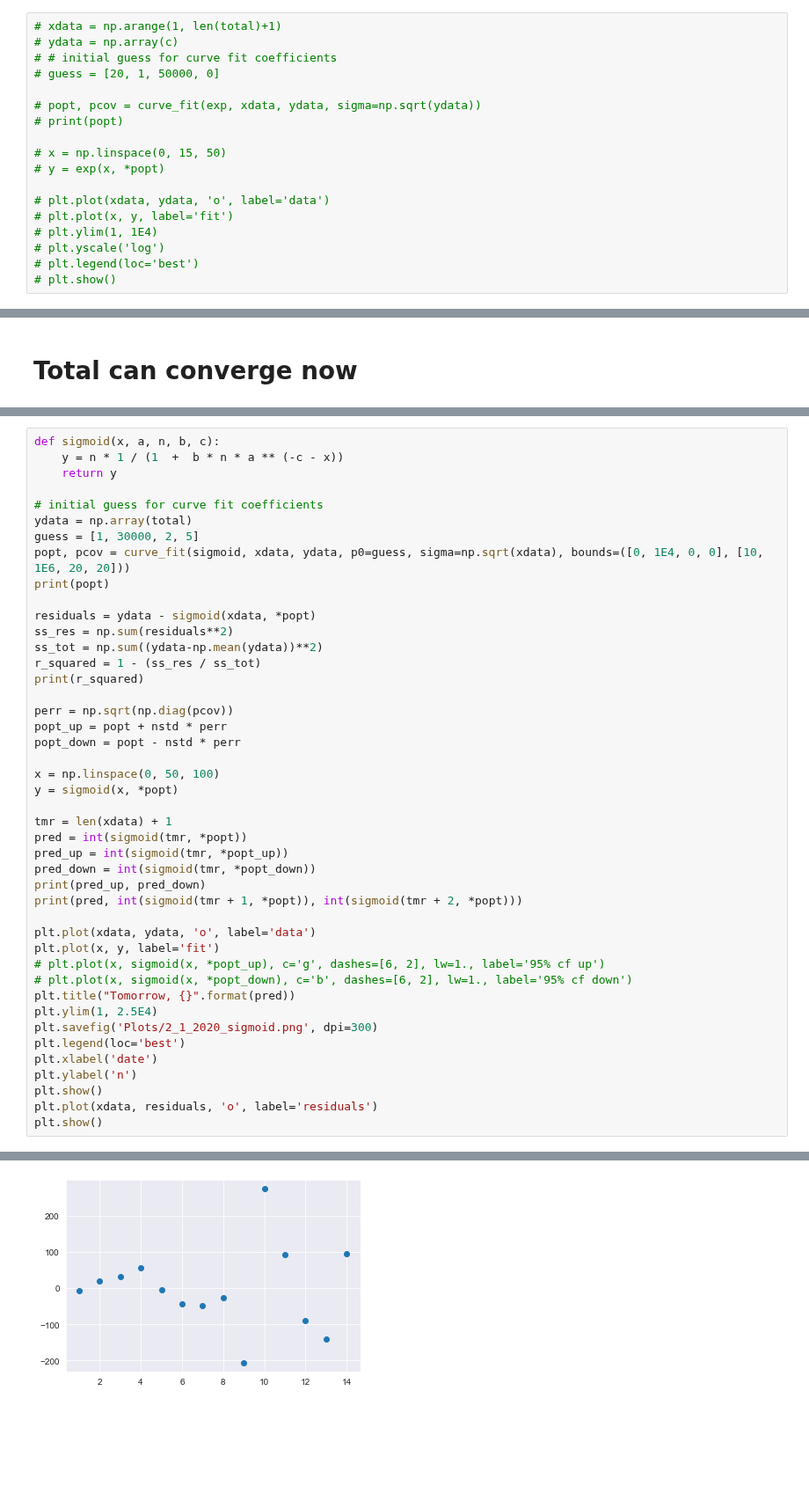
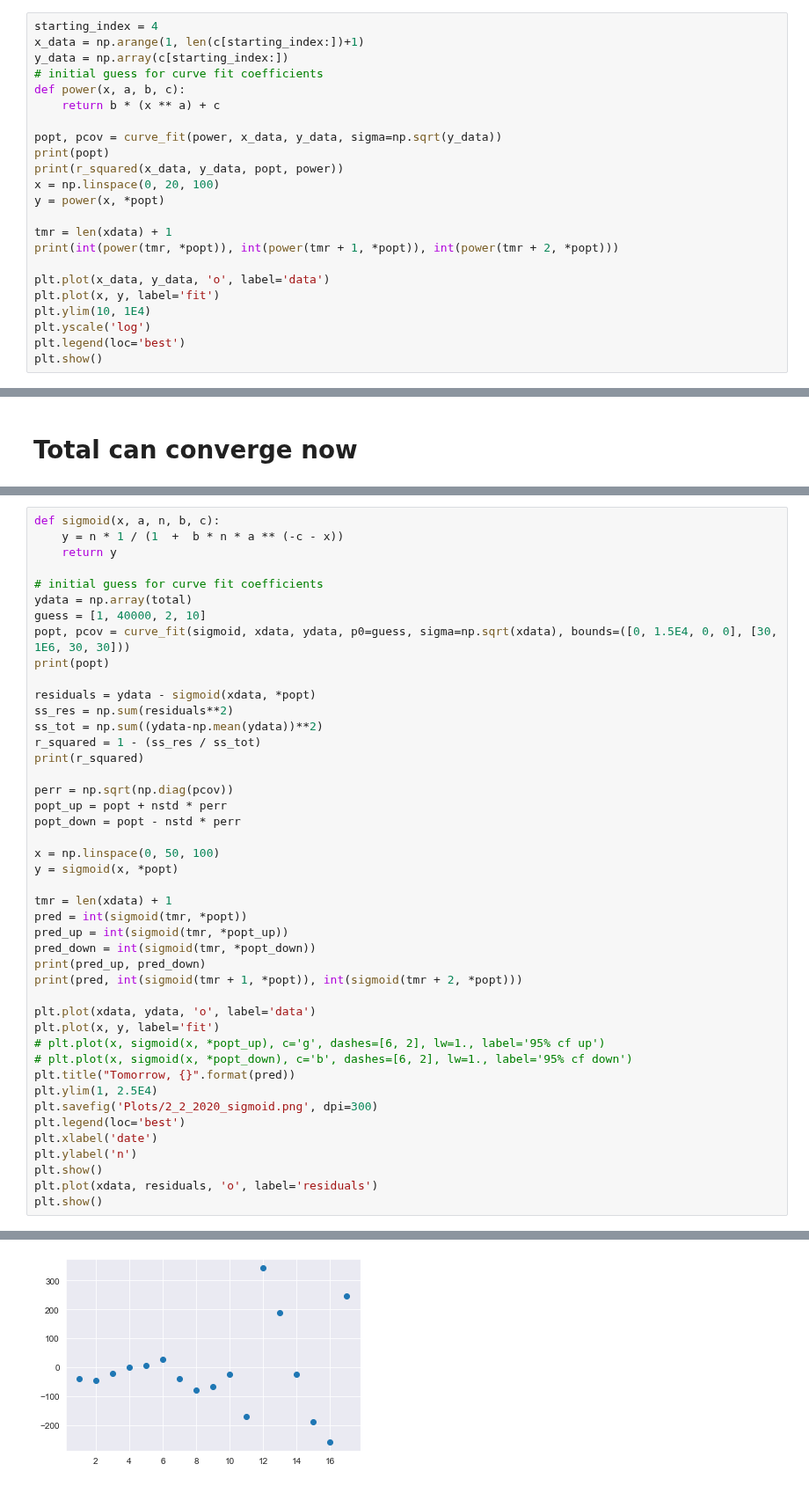
Before and after one commit to tongbaojia/vr_2020, a Jupyter notebook: Virus.ipynb, the cells around one changed output, grey strips where cells are left out. Shown at 88% size. Cells and saved outputs as stored; diff of their text form; blank space fills up the shorter version.

```diff
--- a/Virus.ipynb
+++ b/Virus.ipynb
@@ -104,20 +107,25 @@ plt.show()
 # %% [markdown]
 # Growth rate is also exp
 # %%
-# xdata = np.arange(1, len(total)+1)
-# ydata = np.array(c)
-# # initial guess for curve fit coefficients
-# guess = [20, 1, 50000, 0]
+starting_index = 4
+x_data = np.arange(1, len(c[starting_index:])+1)
+y_data = np.array(c[starting_index:])
+# initial guess for curve fit coefficients
+def power(x, a, b, c):
+    return b * (x ** a) + c
 
-# popt, pcov = curve_fit(exp, xdata, ydata, sigma=np.sqrt(ydata))
-# print(popt)
+popt, pcov = curve_fit(power, x_data, y_data, sigma=np.sqrt(y_data))
+print(popt)
+print(r_squared(x_data, y_data, popt, power))
+x = np.linspace(0, 20, 100)
+y = power(x, *popt)
 
-# x = np.linspace(0, 15, 50)
-# y = exp(x, *popt)
+tmr = len(xdata) + 1
+print(int(power(tmr, *popt)), int(power(tmr + 1, *popt)), int(power(tmr + 2, *popt)))
 
-# plt.plot(xdata, ydata, 'o', label='data')
-# plt.plot(x, y, label='fit')
-# plt.ylim(1, 1E4)
-# plt.yscale('log')
-# plt.legend(loc='best')
-# plt.show()
+plt.plot(x_data, y_data, 'o', label='data')
+plt.plot(x, y, label='fit')
+plt.ylim(10, 1E4)
+plt.yscale('log')
+plt.legend(loc='best')
+plt.show()
@@ -130,8 +151,8 @@ def sigmoid(x, a, n, b, c):
 
 # initial guess for curve fit coefficients
 ydata = np.array(total)
-guess = [1, 30000, 2, 5]
-popt, pcov = curve_fit(sigmoid, xdata, ydata, p0=guess, sigma=np.sqrt(xdata), bounds=([0, 1E4, 0, 0], [10, 1E6, 20, 20]))
+guess = [1, 40000, 2, 10]
+popt, pcov = curve_fit(sigmoid, xdata, ydata, p0=guess, sigma=np.sqrt(xdata), bounds=([0, 1.5E4, 0, 0], [30, 1E6, 30, 30]))
 print(popt)
 
 residuals = ydata - sigmoid(xdata, *popt)
@@ -160,7 +181,7 @@ plt.plot(x, y, label='fit')
 # plt.plot(x, sigmoid(x, *popt_down), c='b', dashes=[6, 2], lw=1., label='95% cf down')
 plt.title("Tomorrow, {}".format(pred))
 plt.ylim(1, 2.5E4)
-plt.savefig('Plots/2_1_2020_sigmoid.png', dpi=300)
+plt.savefig('Plots/2_2_2020_sigmoid.png', dpi=300)
 plt.legend(loc='best')
 plt.xlabel('date')
 plt.ylabel('n')
@@ -176 +197 @@ plt.show()
-[figure, old version]
+[figure, new version]
```
Also changed, not shown: parts of 7 cells of this notebook, 3 other files.
